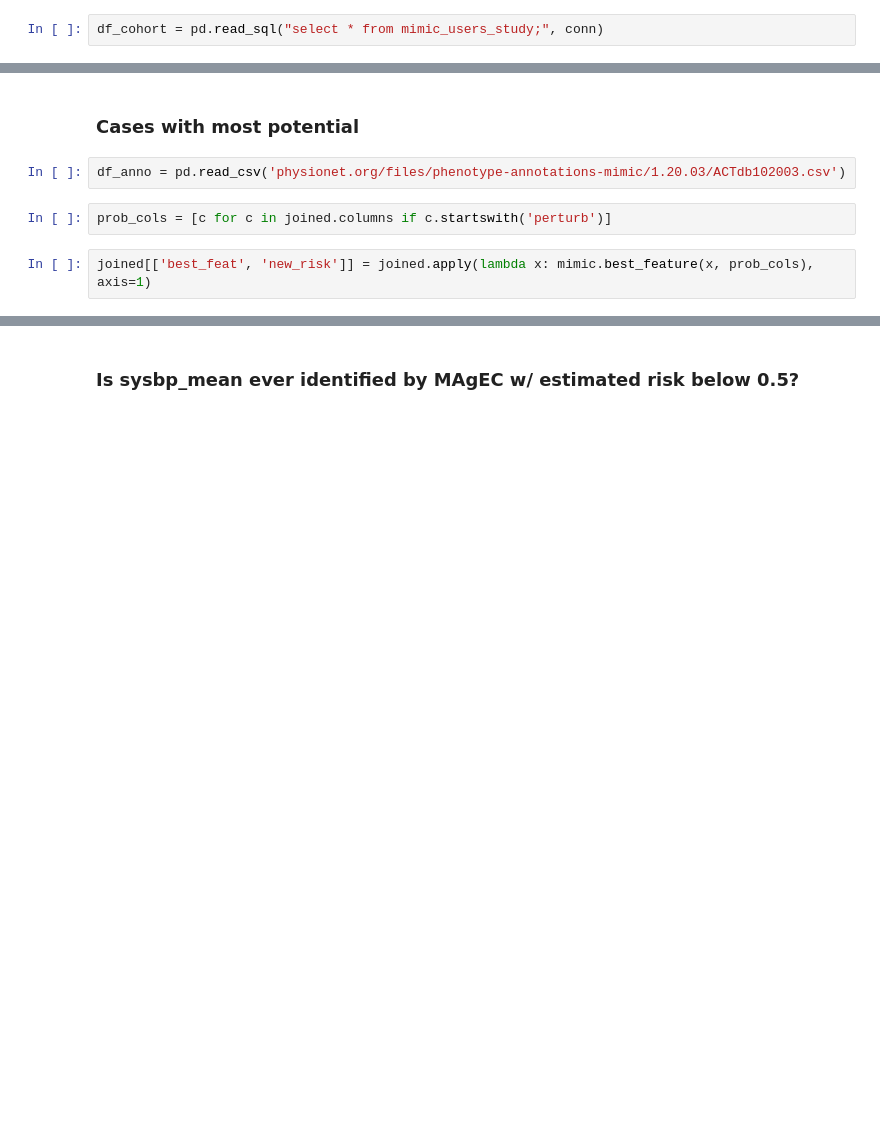
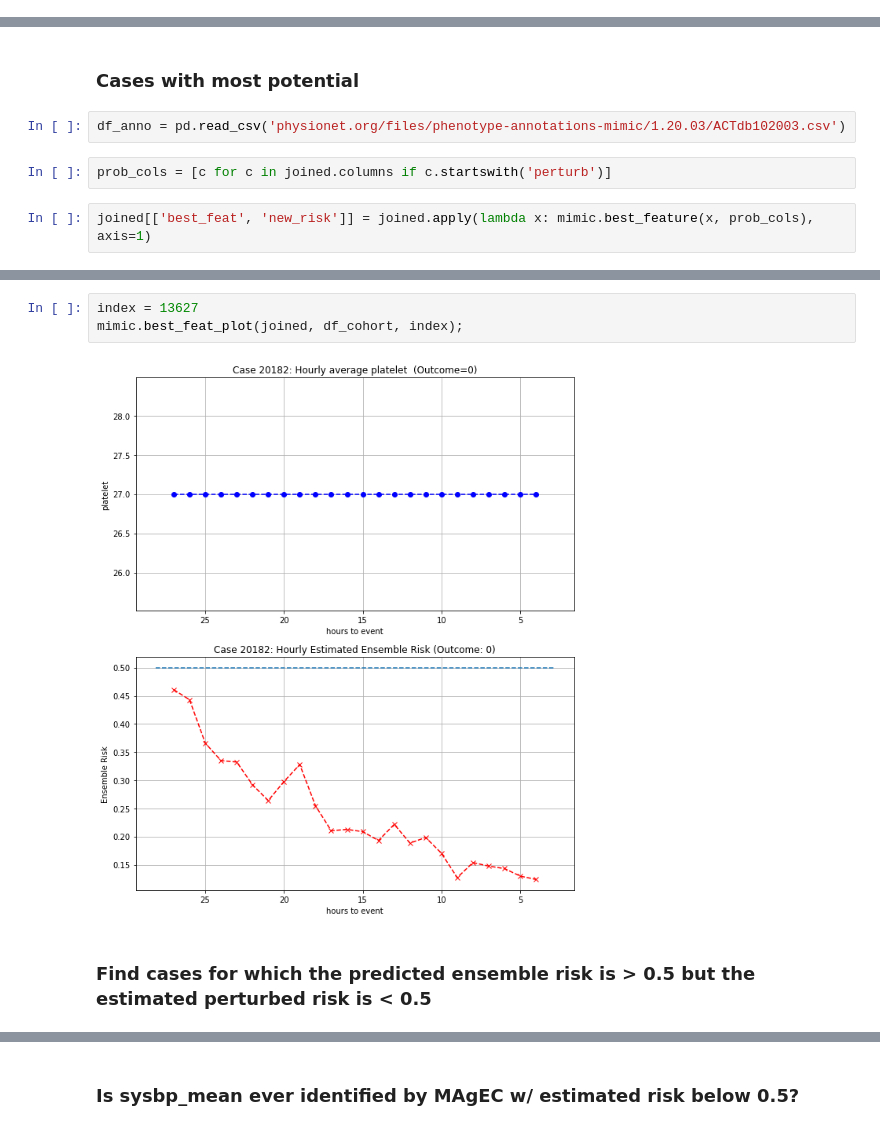
Before and after one commit to gstef80/MAgEC, a Jupyter notebook: MIMIC_ANNO.ipynb, the cells around one changed output, grey strips where cells are left out. Cells and saved outputs as stored; diff of their text form; blank space fills up the shorter version.

```diff
--- a/MIMIC_ANNO.ipynb
+++ b/MIMIC_ANNO.ipynb
@@ -102,4 +184,2 @@ conn.execute('SET search_path to ' + schema_name)
-# %%
-df_cohort = pd.read_sql("select * from mimic_users_study;", conn)
 # %% [markdown]
 ### Get notes for patients in our cohort
@@ -134,3 +256,10 @@ joined[['best_feat', 'new_risk']] = joined.apply(lambda x: mimic.best_feature(x,
+# %%
+index = 13627
+mimic.best_feat_plot(joined, df_cohort, index);
+# %% [output]
+[figure, added]
+# %% [markdown]
+### Find cases for which the predicted ensemble risk is > 0.5 but the estimated perturbed risk is < 0.5
 # %%
 predicate = (joined.orig_prob_ensemble > 0.5) & (joined.new_risk < 0.5)
 
```
Also changed, not shown: parts of 105 cells of this notebook, 3 other files.
